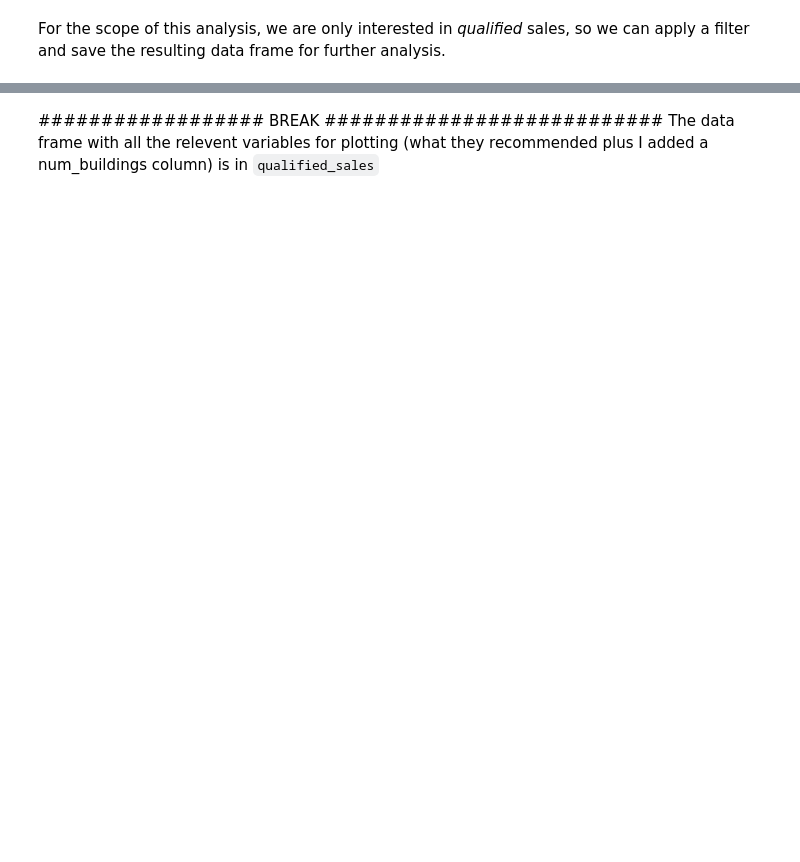
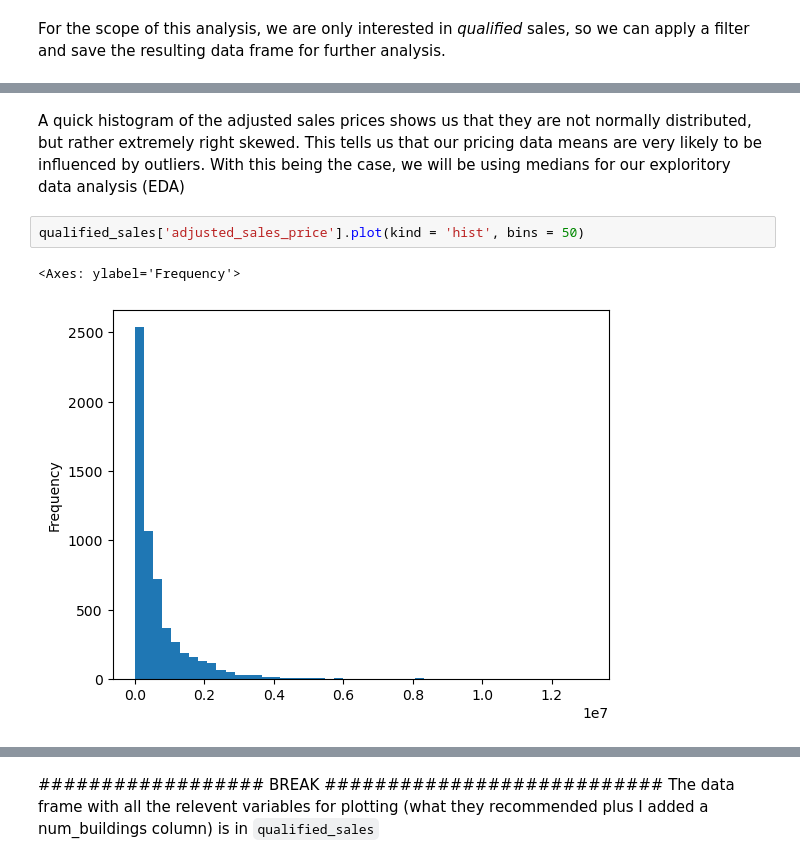
Before and after one commit to JakeMachulcz/Boulder-CO-Market-Value-EDA---KNN-Predictor, a Jupyter notebook: final_project.ipynb, the cells around one changed output, grey strips where cells are left out. Drawn from its saved outputs; the diff is of its cells as text; blank space fills up the shorter version.

```diff
--- a/final_project.ipynb
+++ b/final_project.ipynb
@@ -716,0 +712,7 @@ Exploring the Data
+# %% [markdown]
+A quick histogram of the adjusted sales prices shows us that they are not normally distributed, but rather extremely right skewed.  This tells us that our pricing data means are very likely to be influenced by outliers.  With this being the case, we will be using medians for our exploritory data analysis (EDA)
+# %%
+qualified_sales['adjusted_sales_price'].plot(kind = 'hist', bins = 50)
+# %% [output]
+<Axes: ylabel='Frequency'>
+[figure, added]
```
Also changed, not shown: parts of 37 cells of this notebook.
